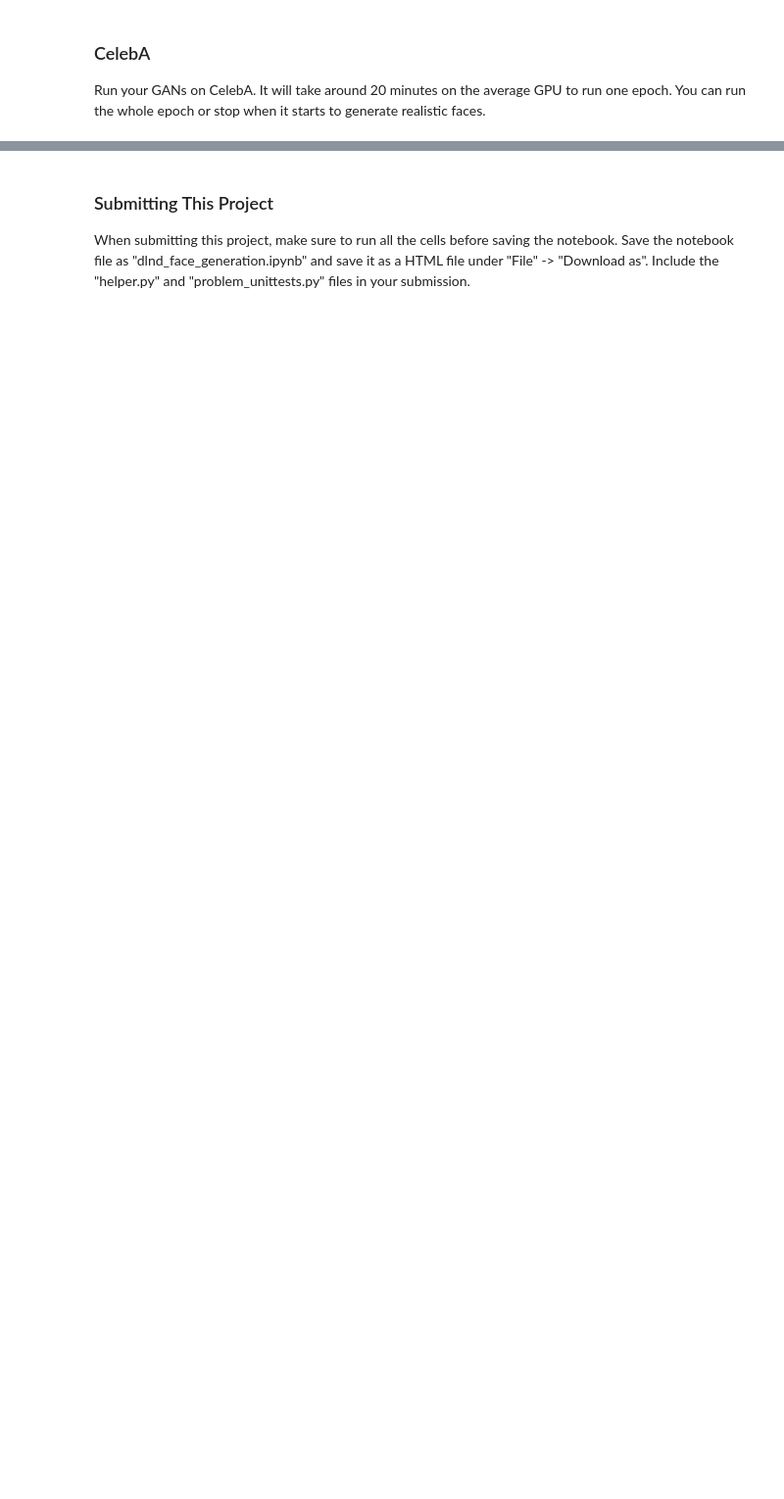
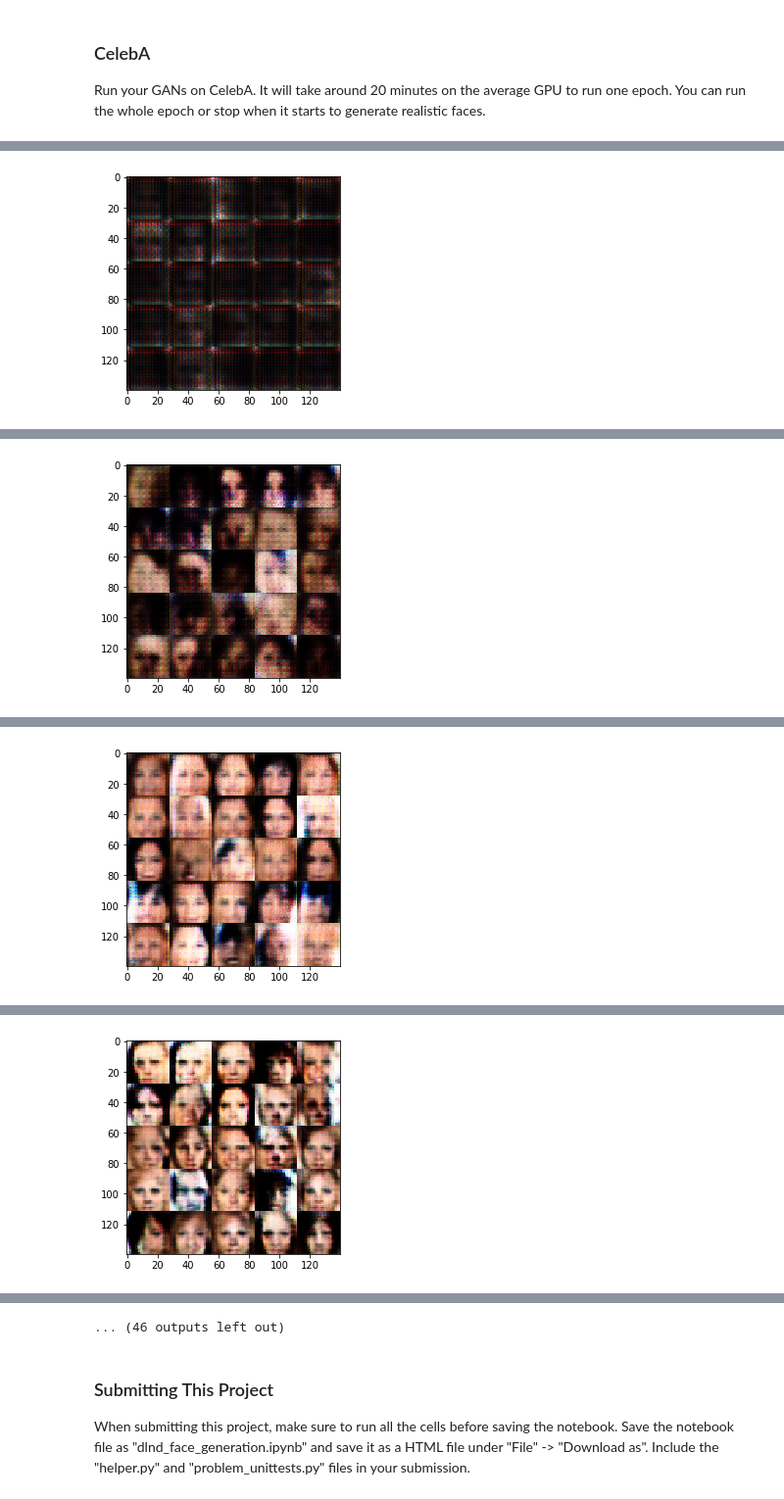
Before and after one commit to gregnh/udacity-deep-learning-nd, a Jupyter notebook: face-generation/dlnd_face_generation.ipynb, the cells around one changed output, grey strips where cells are left out. Shown at 98% size. Saved outputs shown, nothing was run; the diff lists cells and outputs as text; code cells hidden in the pictures; blank space fills up the shorter version.

```diff
--- a/face-generation/dlnd_face_generation.ipynb
+++ b/face-generation/dlnd_face_generation.ipynb
@@ -399,7 +444,7 @@ Run your GANs on CelebA.  It will take around 20 minutes on the average GPU to r
 batch_size = 64
 z_dim = 100
 learning_rate = 0.0004
-beta1 = 0.5
+beta1 = 0.4
 
 
 """
@@ -411,3 +456,4 @@ celeba_dataset = helper.Dataset('celeba', glob(os.path.join(data_dir, 'img_align
 with tf.Graph().as_default():
     train(epochs, batch_size, z_dim, learning_rate, beta1, celeba_dataset.get_batches,
           celeba_dataset.shape, celeba_dataset.image_mode)
+# %% [output]
@@ -413,0 +466 @@ with tf.Graph().as_default():
+[figure, added]
@@ -413,0 +473 @@ with tf.Graph().as_default():
+[figure, added]
@@ -413,0 +480 @@ with tf.Graph().as_default():
+[figure, added]
@@ -413,0 +487 @@ with tf.Graph().as_default():
+[figure, added]
@@ -414,3 +502,4 @@ with tf.Graph().as_default():
+... (46 outputs left out)
 # %% [markdown]
 ### Submitting This Project
 When submitting this project, make sure to run all the cells before saving the notebook. Save the notebook file as "dlnd_face_generation.ipynb" and save it as a HTML file under "File" -> "Download as". Include the "helper.py" and "problem_unittests.py" files in your submission.
```
Also changed, not shown: parts of 10 cells of this notebook, 3 other files.
